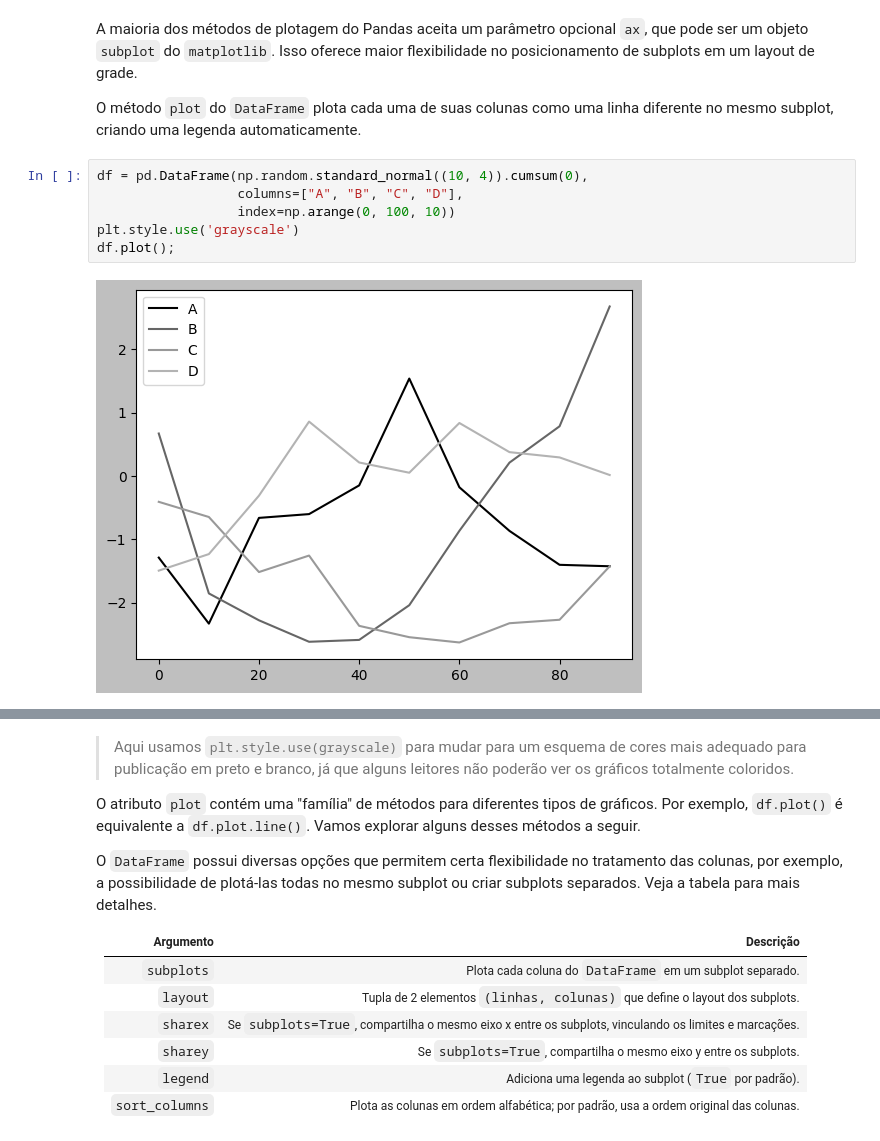
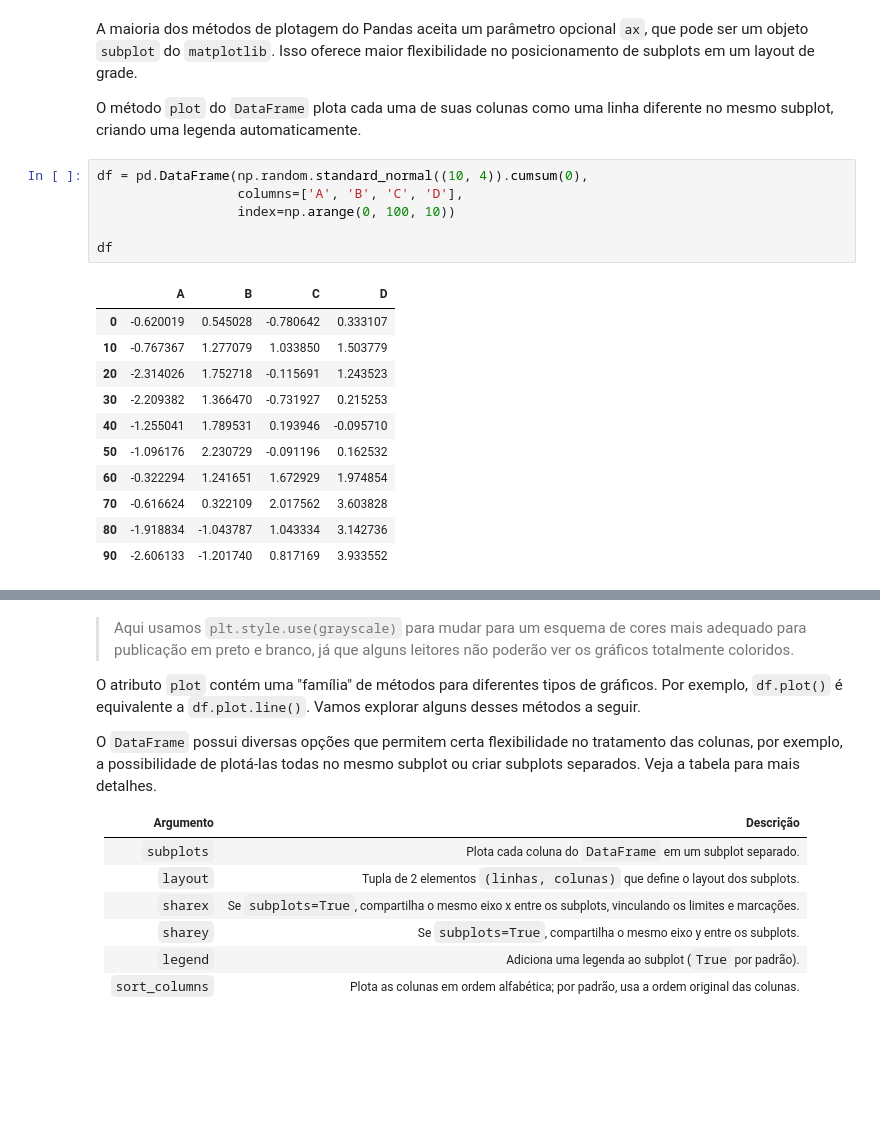
Before and after one commit to Somutt/revisao_py, a Jupyter notebook: 01_python_fundamentals/module06.ipynb, the cells around one changed output, grey strips where cells are left out. Drawn from its saved outputs; the diff is of its cells as text; blank space fills up the shorter version.

```diff
--- a/01_python_fundamentals/module06.ipynb
+++ b/01_python_fundamentals/module06.ipynb
@@ -429,9 +430,19 @@ A maioria dos métodos de plotagem do Pandas aceita um parâmetro opcional `ax`,
 O método `plot` do `DataFrame` plota cada uma de suas colunas como uma linha diferente no mesmo subplot, criando uma legenda automaticamente.
 # %%
 df = pd.DataFrame(np.random.standard_normal((10, 4)).cumsum(0),
-                  columns=["A", "B", "C", "D"],
+                  columns=['A', 'B', 'C', 'D'],
                   index=np.arange(0, 100, 10))
-plt.style.use('grayscale')
-df.plot();
+
+df
 # %% [output]
-[figure, removed]
+|  | A | B | C | D |
+| 0 | -0.620019 | 0.545028 | -0.780642 | 0.333107 |
+| 10 | -0.767367 | 1.277079 | 1.033850 | 1.503779 |
+| 20 | -2.314026 | 1.752718 | -0.115691 | 1.243523 |
+| 30 | -2.209382 | 1.366470 | -0.731927 | 0.215253 |
+| 40 | -1.255041 | 1.789531 | 0.193946 | -0.095710 |
+| 50 | -1.096176 | 2.230729 | -0.091196 | 0.162532 |
+| 60 | -0.322294 | 1.241651 | 1.672929 | 1.974854 |
+| 70 | -0.616624 | 0.322109 | 2.017562 | 3.603828 |
+| 80 | -1.918834 | -1.043787 | 1.043334 | 3.142736 |
+| 90 | -2.606133 | -1.201740 | 0.817169 | 3.933552 |
```
Also changed, not shown: parts of 16 cells of this notebook, 2 other files.
